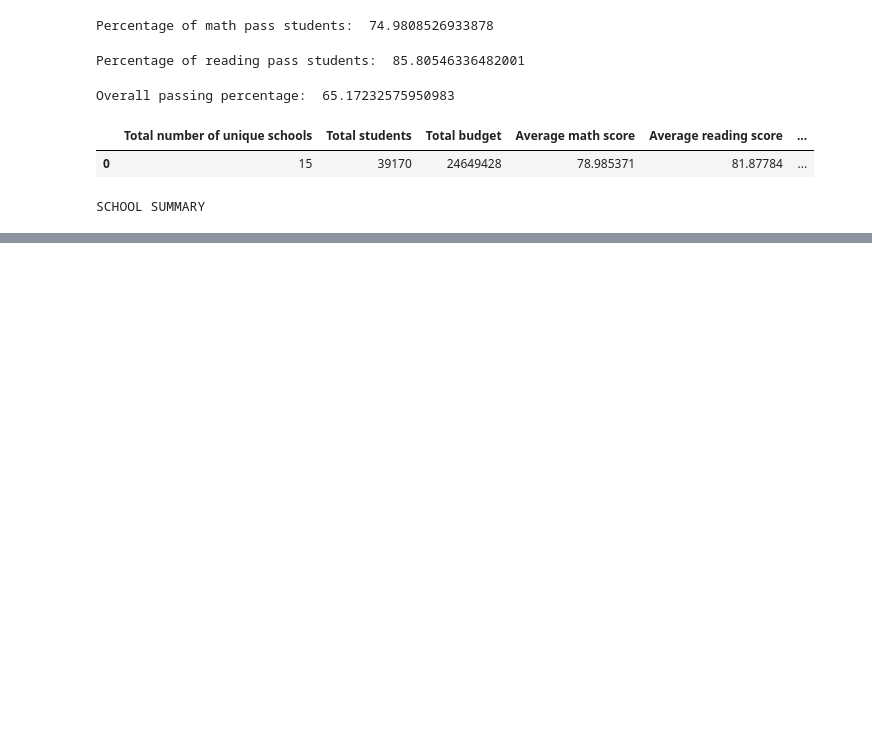
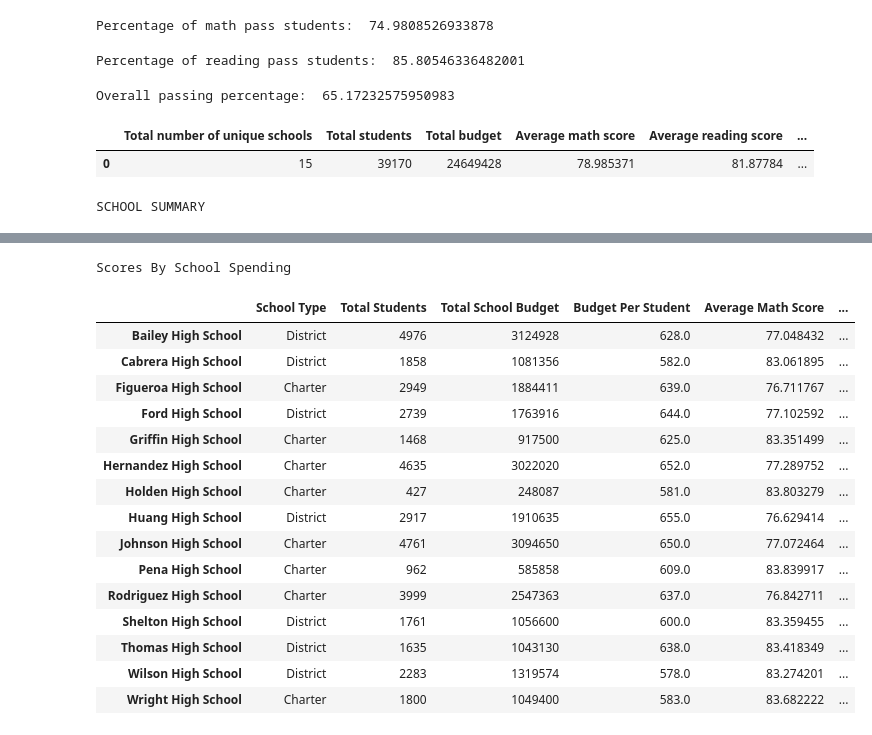
Before and after one commit to shikhasitaula/pandas-challenge, a Jupyter notebook: PyCitySchools/PySchool_analysis.ipynb, the cells around one changed output, grey strips where cells are left out. Saved outputs shown, nothing was run; the diff lists cells and outputs as text; code cells hidden in the pictures; blank space fills up the shorter version.

```diff
--- a/PyCitySchools/PySchool_analysis.ipynb
+++ b/PyCitySchools/PySchool_analysis.ipynb
@@ -433,13 +352,0 @@ TypeError: cannot concatenate object of type '<class 'numpy.ndarray'>'; only Ser
-# %%
-per_school_summary_df =pd.concat(['schools': [school_type_df],
-                        'Student Per': school_name_df,
-                        'total students':total_student_per_school,
-                        'total school budget':per_school_budget,
-                        'average math score':average_math_score_per_school,
-                        'average reading score':average_reading_score_per_school,
-                        'percentange passing math': percentage_student_passing_math_per_school,
-                        'percentage passing reading':percentage_student_passing_reading_per_school,
-                        'percentage passing math reading overall' :percentage_students_passing_math_and_reading
-    })
-
-per_school_summary_df
@@ -447,0 +471,33 @@ TypeError: cannot concatenate object of type '<class 'numpy.ndarray'>'; only Ser
+# %%
+print('Scores By School Spending')
+# %% [output]
+Scores By School Spending
+# %%
+#Creates a table that breaks down school performance based on average spending ranges (per student)
+spending_bins = [0, 585, 630, 645, 680]
+spending_range = ["<$585", "$585-630", "$630-645", "$645-680"]
+# %%
+school_spending_df = per_school_summary_df.copy()
+# %%
+ # Slice the data and place it into bins
+school_spending_df["Spending Range(Per Student)"] = pd.cut(school_spending_df["Budget Per Student"],
+                                              spending_bins, labels=spending_range,
+                                              include_lowest=True)
+school_spending_df
+# %% [output]
+|  | School Type | Total Students | Total School Budget | Budget Per Student | Average Math Score | ... |
+| Bailey High School | District | 4976 | 3124928 | 628.0 | 77.048432 | ... |
+| Cabrera High School | District | 1858 | 1081356 | 582.0 | 83.061895 | ... |
+| Figueroa High School | Charter | 2949 | 1884411 | 639.0 | 76.711767 | ... |
+| Ford High School | District | 2739 | 1763916 | 644.0 | 77.102592 | ... |
+| Griffin High School | Charter | 1468 | 917500 | 625.0 | 83.351499 | ... |
+| Hernandez High School | Charter | 4635 | 3022020 | 652.0 | 77.289752 | ... |
+| Holden High School | Charter | 427 | 248087 | 581.0 | 83.803279 | ... |
+| Huang High School | District | 2917 | 1910635 | 655.0 | 76.629414 | ... |
+| Johnson High School | Charter | 4761 | 3094650 | 650.0 | 77.072464 | ... |
+| Pena High School | Charter | 962 | 585858 | 609.0 | 83.839917 | ... |
+| Rodriguez High School | Charter | 3999 | 2547363 | 637.0 | 76.842711 | ... |
+| Shelton High School | District | 1761 | 1056600 | 600.0 | 83.359455 | ... |
+| Thomas High School | District | 1635 | 1043130 | 638.0 | 83.418349 | ... |
+| Wilson High School | District | 2283 | 1319574 | 578.0 | 83.274201 | ... |
+| Wright High School | Charter | 1800 | 1049400 | 583.0 | 83.682222 | ... |
```
Also changed, not shown: parts of 38 cells of this notebook.
